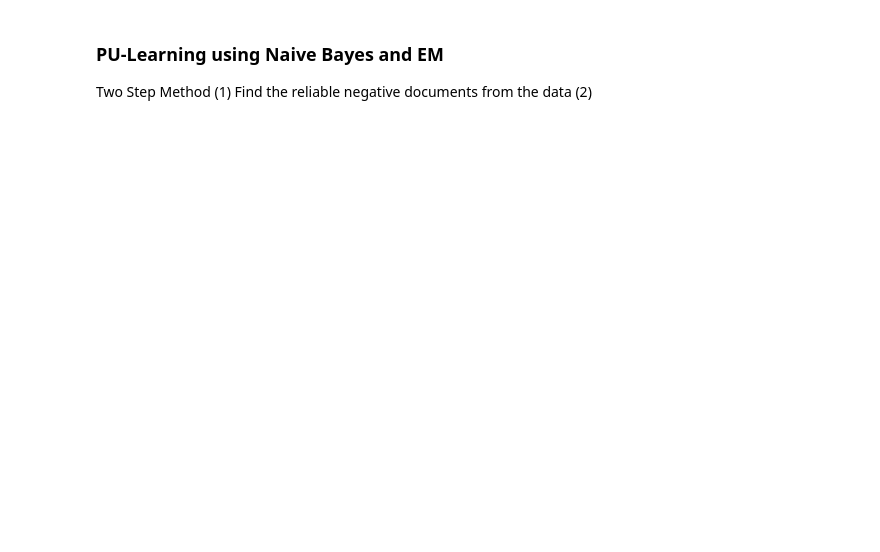
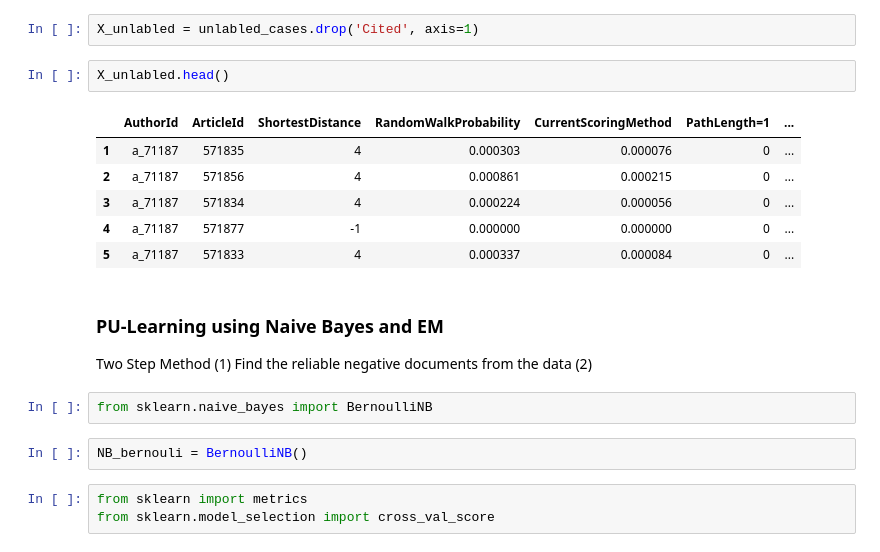
Before and after one commit to anwarsk/Graph-Mining-Project, a Jupyter notebook: python-notebooks/PU_Learning.ipynb, the cells around one changed output. Saved outputs shown, nothing was run; the diff lists cells and outputs as text; blank space fills up the shorter version.

```diff
--- a/python-notebooks/PU_Learning.ipynb
+++ b/python-notebooks/PU_Learning.ipynb
@@ -148,5 +288,23 @@ class PUAdapter(object):
+# %%
+X_unlabled = unlabled_cases.drop('Cited', axis=1)
+# %%
+X_unlabled.head()
+# %% [output]
+|  | AuthorId | ArticleId | ShortestDistance | RandomWalkProbability | CurrentScoringMethod | PathLength=1 | ... |
+| 1 | a_71187 | 571835 | 4 | 0.000303 | 0.000076 | 0 | ... |
+| 2 | a_71187 | 571856 | 4 | 0.000861 | 0.000215 | 0 | ... |
+| 3 | a_71187 | 571834 | 4 | 0.000224 | 0.000056 | 0 | ... |
+| 4 | a_71187 | 571877 | -1 | 0.000000 | 0.000000 | 0 | ... |
+| 5 | a_71187 | 571833 | 4 | 0.000337 | 0.000084 | 0 | ... |
 # %% [markdown]
 ### PU-Learning using Naive Bayes and EM
 Two Step Method
 (1) Find the reliable negative documents from the data
 (2)
+# %%
+from sklearn.naive_bayes import BernoulliNB
+# %%
+NB_bernouli = BernoulliNB()
+# %%
+from sklearn import metrics
+from sklearn.model_selection import cross_val_score
```
Also changed, not shown: parts of 48 cells of this notebook.
